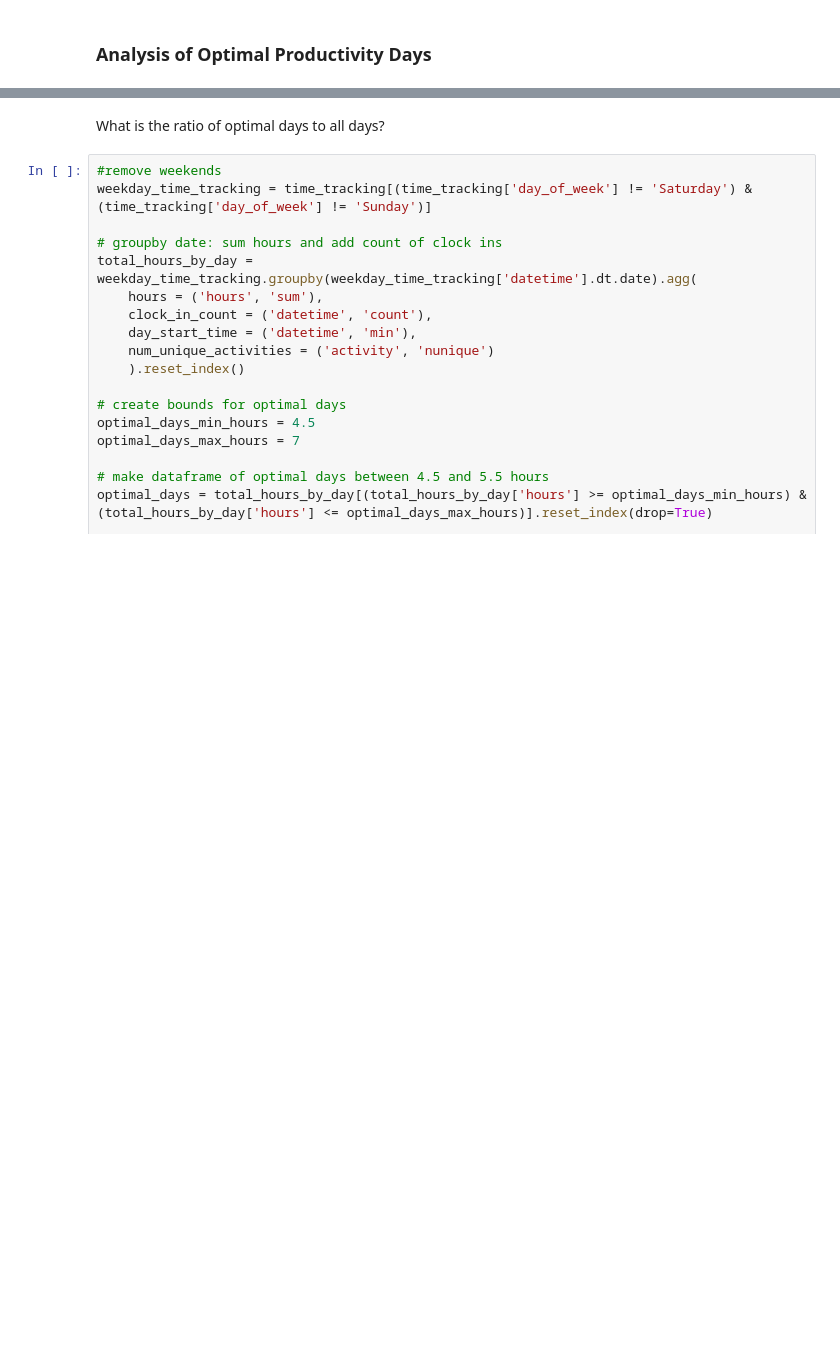
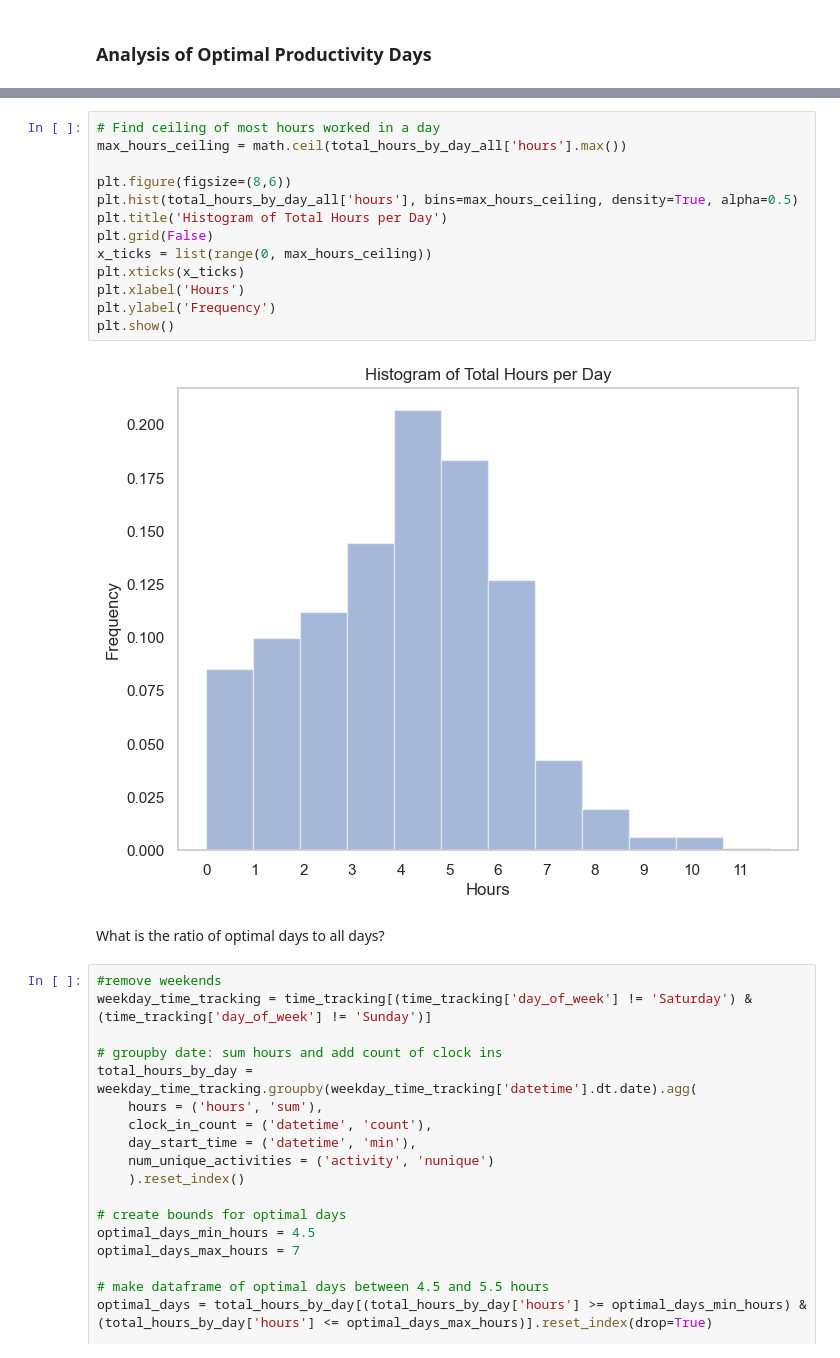
Before and after one commit to awkwardarm/Portfolio-Projects, a Jupyter notebook: Time Tracking/Porftolio Project - Time Tracking.ipynb, the cells around one changed output, grey strips where cells are left out. Drawn from its saved outputs; the diff is of its cells as text; blank space fills up the shorter version.

```diff
--- a/Time Tracking/Porftolio Project - Time Tracking.ipynb
+++ b/Time Tracking/Porftolio Project - Time Tracking.ipynb
@@ -345,3 +361,18 @@ plt.show()
+# %%
+# Find ceiling of most hours worked in a day
+max_hours_ceiling = math.ceil(total_hours_by_day_all['hours'].max())
+
+plt.figure(figsize=(8,6))
+plt.hist(total_hours_by_day_all['hours'], bins=max_hours_ceiling, density=True, alpha=0.5)
+plt.title('Histogram of Total Hours per Day')
+plt.grid(False)
+x_ticks = list(range(0, max_hours_ceiling))
+plt.xticks(x_ticks)
+plt.xlabel('Hours')
+plt.ylabel('Frequency')
+plt.show()
+# %% [output]
+[figure, added]
 # %% [markdown]
 What is the ratio of optimal days to all days?
 # %%
```
Also changed, not shown: parts of 20 cells of this notebook, 14 other files.
